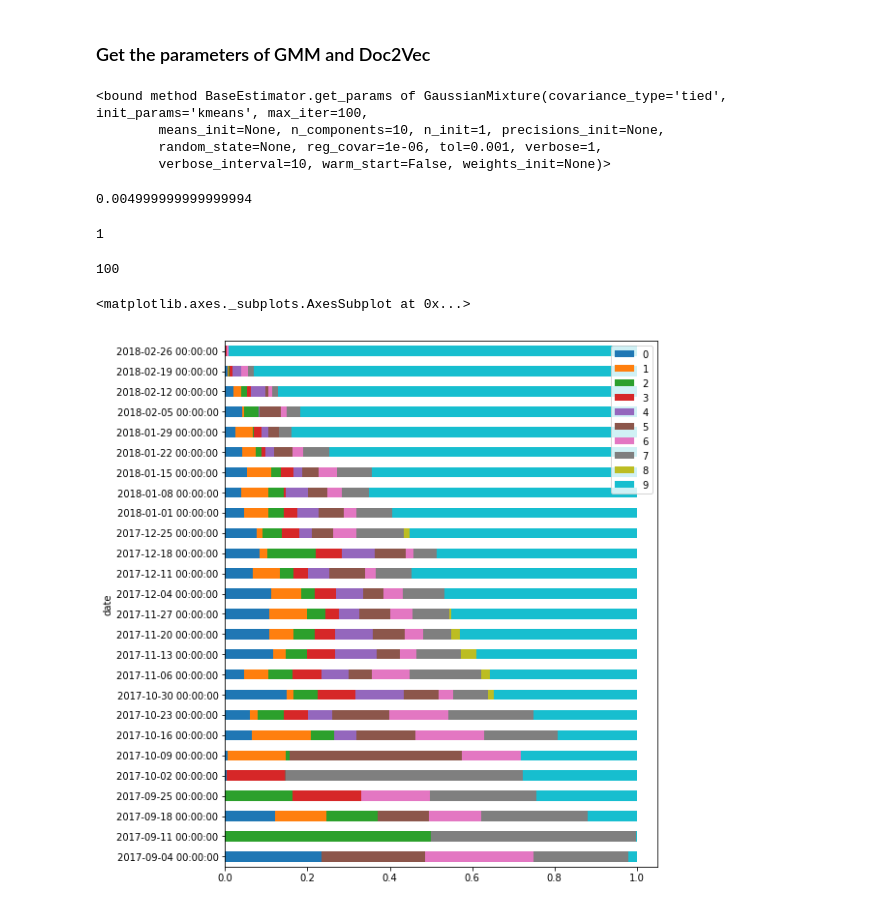
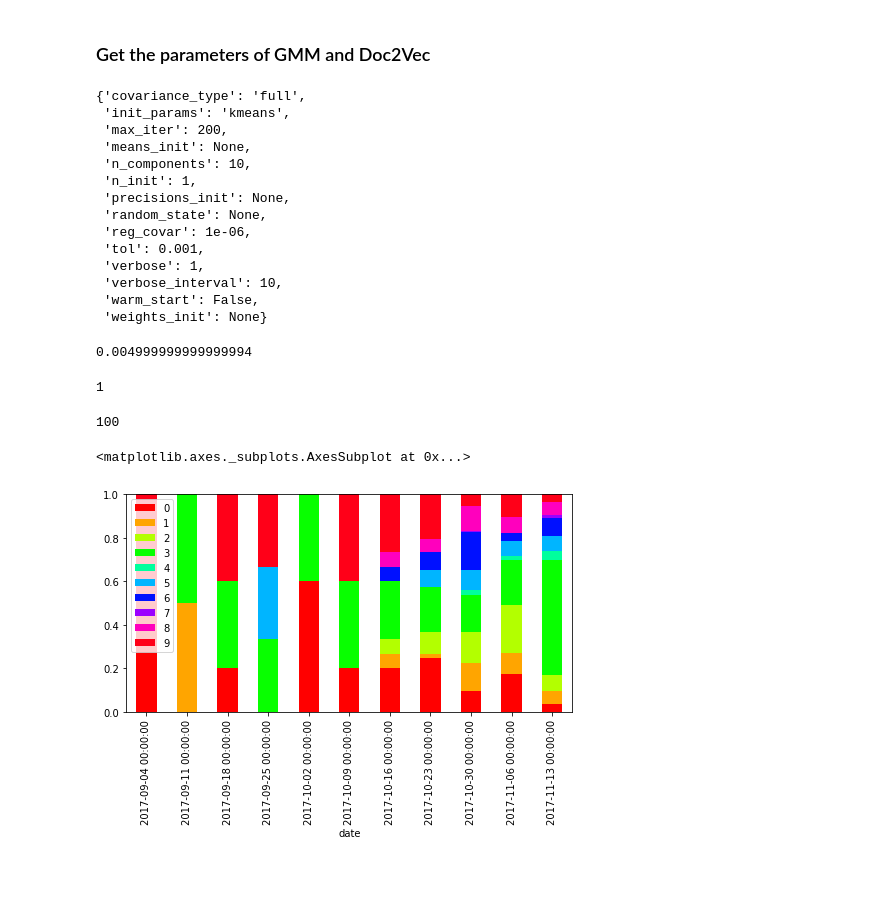
Before and after one commit to davidlenz/pvtm, a Jupyter notebook: class_PVTM.ipynb, the cells around one changed output. Saved outputs shown, nothing was run; the diff lists cells and outputs as text; code cells hidden in the pictures; blank space fills up the shorter version.

```diff
--- a/class_PVTM.ipynb
+++ b/class_PVTM.ipynb
@@ -30,5 +30,4 @@ import inspect
 # with open(input_file, 'r', encoding='utf-8') as file:
 #     input_ = file.readlines()
 
-df = pd.read_csv('data/sample_5000.csv')
-input_ = df.text.values
+df = pd.read_csv('data/sample_5000.csv', nrows=1500)
@@ -219,10 +257,8 @@ https://stackoverflow.com/questions/23430248/separating-kwargs-for-different-fun
 # %%
-example_len = 500
+example_len = 1500
 stop_words = set(nltk.corpus.stopwords.words('english') + ['reuter', '\x03'])
-pvtm = PVTM(input_[:example_len],
-            preprocess=True,
-            min_df = 0.05,
-            max_df = 0.5,
-            stopwords = stop_words)
+
+input_=df.text.values
+pvtm = PVTM(input_[:example_len], preprocess=True, min_df = 0.05, max_df = 0.5)
 # %% [output]
 0.05 0.5
@@ -230,7 +266,8 @@ pvtm = PVTM(input_[:example_len],
 # %%
 n_topics=10
+
 pvtm.fit(vector_size=100,dbow_words=1,dm=0,epochs=1,window=5,seed=123,min_count=5,workers=6,alpha=0.025, min_alpha=0.025,
-        n_components= n_topics, covariance_type='tied', verbose=1, n_init=1)
+        n_components= n_topics, covariance_type='full', verbose=1, n_init=1, max_iter=200)
 # %% [output]
 Building vocab
 epoch 0
@@ -271,12 +309,22 @@ array([[  5.60396595e-20,   3.06689574e-64,   1.00000000e+00,
 ### Get the parameters of GMM and Doc2Vec
 # %%
 # you can get all parameters used for GMM model using the following command:
-pvtm.gmm.get_params
+pvtm.gmm.get_params()
 # %% [output]
-<bound method BaseEstimator.get_params of GaussianMixture(covariance_type='tied', init_params='kmeans', max_iter=100,
-        means_init=None, n_components=10, n_init=1, precisions_init=None,
-        random_state=None, reg_covar=1e-06, tol=0.001, verbose=1,
-        verbose_interval=10, warm_start=False, weights_init=None)>
+{'covariance_type': 'full',
+ 'init_params': 'kmeans',
+ 'max_iter': 200,
+ 'means_init': None,
+ 'n_components': 10,
+ 'n_init': 1,
+ 'precisions_init': None,
+ 'random_state': None,
+ 'reg_covar': 1e-06,
+ 'tol': 0.001,
+ 'verbose': 1,
+ 'verbose_interval': 10,
+ 'warm_start': False,
+ 'weights_init': None}
 # %%
 # you can get all parameters used for Doc2Vec model through model attribute of PVTM object
 pvtm.model.alpha
@@ -287,18 +335,25 @@ pvtm.model.vector_size
 1
 100
 # %%
+import matplotlib.pyplot as plt
+import numpy as np
+
+x = np.linspace(0, 1, 10)
+number = n_topics
+cmap = plt.get_cmap('hsv')
+colors = [cmap(i) for i in np.linspace(0, 1, number)]
+
 
 topic_probas = pvtm.gmm.predict_proba(pvtm.doc_vectors)
-topic_probas = lda1.transform(xvecs)
 
 df['day']= pd.to_datetime(df.date).dt.ceil('D')
 df['day']= df.day.apply(lambda x: x-pd.DateOffset(weekday=0,weeks=1))
 df['idx'] = df.index.values
 topics_over_time = pd.DataFrame([topic_probas[row].mean(axis=0) for row in df.groupby('day').idx.apply(list).values])
 topics_over_time['date'] = df.groupby('day').day.apply(list).index.values
 topics_over_time['date'] = pd.to_datetime(topics_over_time['date'])
 topics_over_time = topics_over_time.set_index('date')
-topics_over_time.plot(kind='barh', stacked=True, figsize=(8,10))
+topics_over_time.plot(kind='bar', stacked=True, figsize=(8,4), color=colors)
 # %% [output]
 <matplotlib.axes._subplots.AxesSubplot at 0x...>
-[figure, old version]
+[figure, new version]
```
Also changed, not shown: parts of 20 cells of this notebook, 4 other files.
